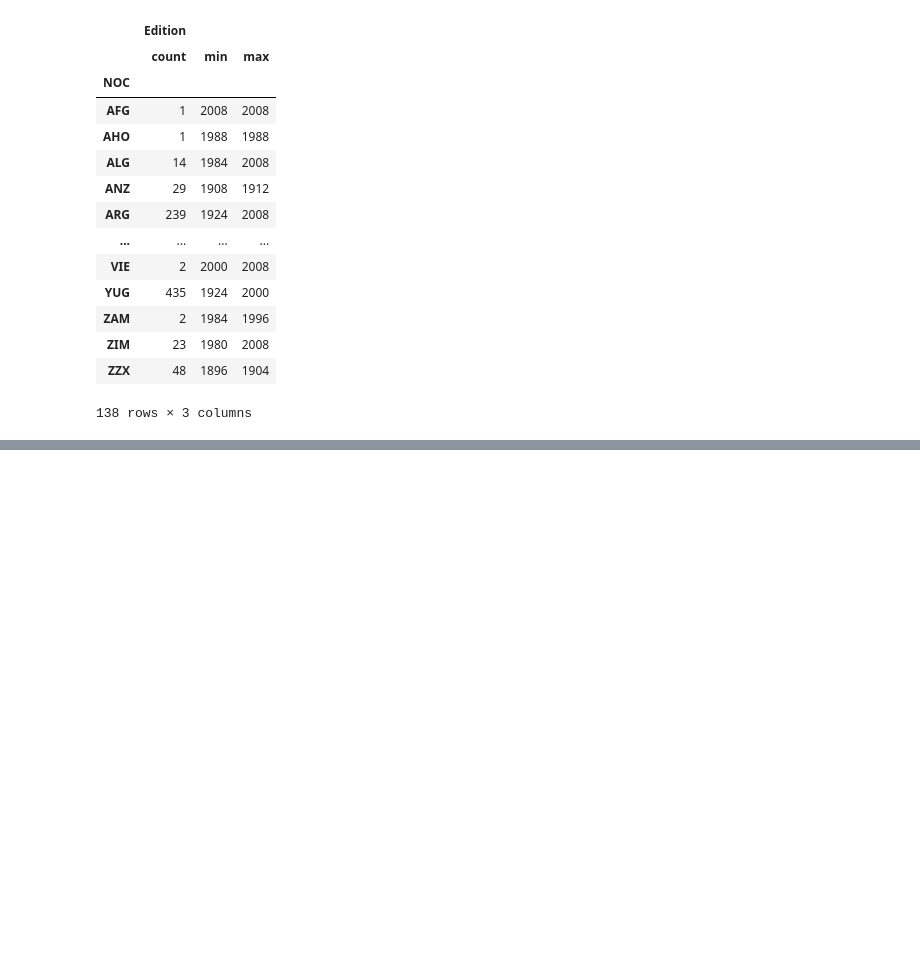
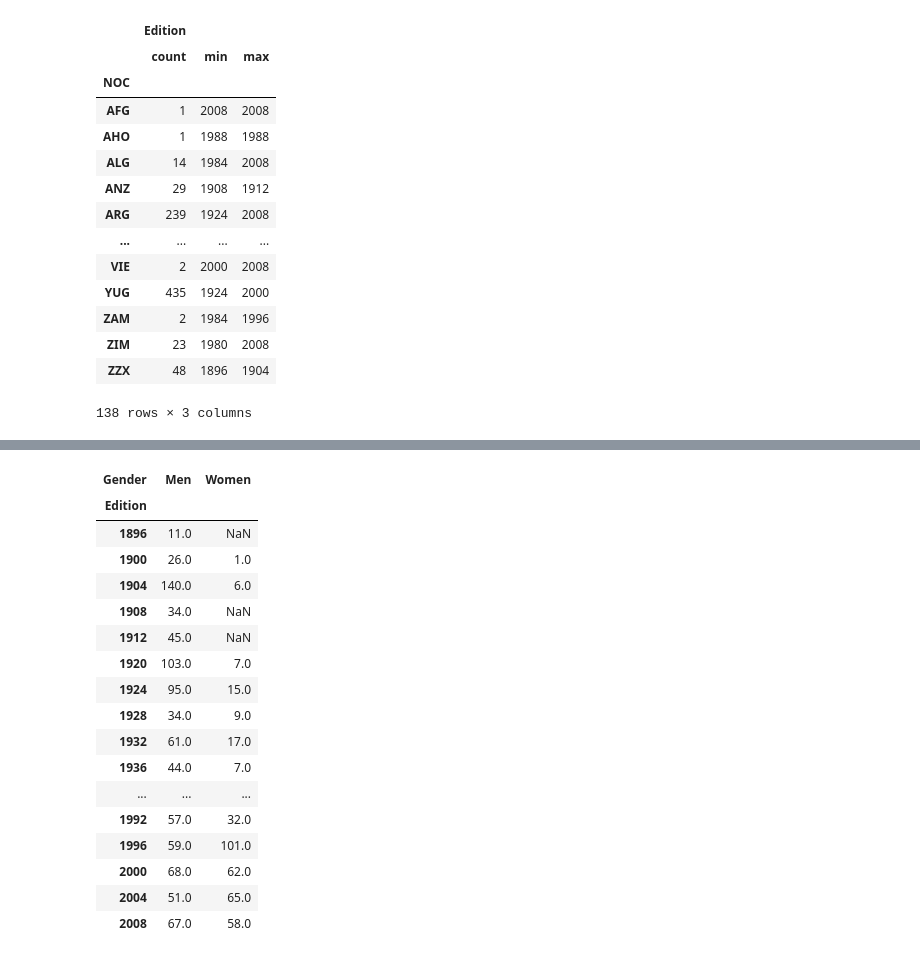
Before and after one commit to aeghprac/Git-Tracked-Files, a Jupyter notebook: Pandaz/PandasPractice2.ipynb, the cells around one changed output, grey strips where cells are left out. Cells and saved outputs as stored; diff of their text form; code cells hidden in the pictures; blank space fills up the shorter version.

```diff
--- a/Pandaz/PandasPractice2.ipynb
+++ b/Pandaz/PandasPractice2.ipynb
@@ -315,0 +350,21 @@ oo.groupby('NOC').agg({ 'Edition' : ['count', 'min', 'max'] }) # *Using the dict
+# %%
+gu.groupby(['Edition', 'Gender']).size().unstack('Gender') # Even without gender here it appears to do it automatically. Curious.
+# %% [output]
+| Gender | Men | Women |
+| Edition |  |  |
+| 1896 | 11.0 | NaN |
+| 1900 | 26.0 | 1.0 |
+| 1904 | 140.0 | 6.0 |
+| 1908 | 34.0 | NaN |
+| 1912 | 45.0 | NaN |
+| 1920 | 103.0 | 7.0 |
+| 1924 | 95.0 | 15.0 |
+| 1928 | 34.0 | 9.0 |
+| 1932 | 61.0 | 17.0 |
+| 1936 | 44.0 | 7.0 |
+| ... | ... | ... |
+| 1992 | 57.0 | 32.0 |
+| 1996 | 59.0 | 101.0 |
+| 2000 | 68.0 | 62.0 |
+| 2004 | 51.0 | 65.0 |
+| 2008 | 67.0 | 58.0 |
```
Also changed, not shown: parts of 10 cells of this notebook.
